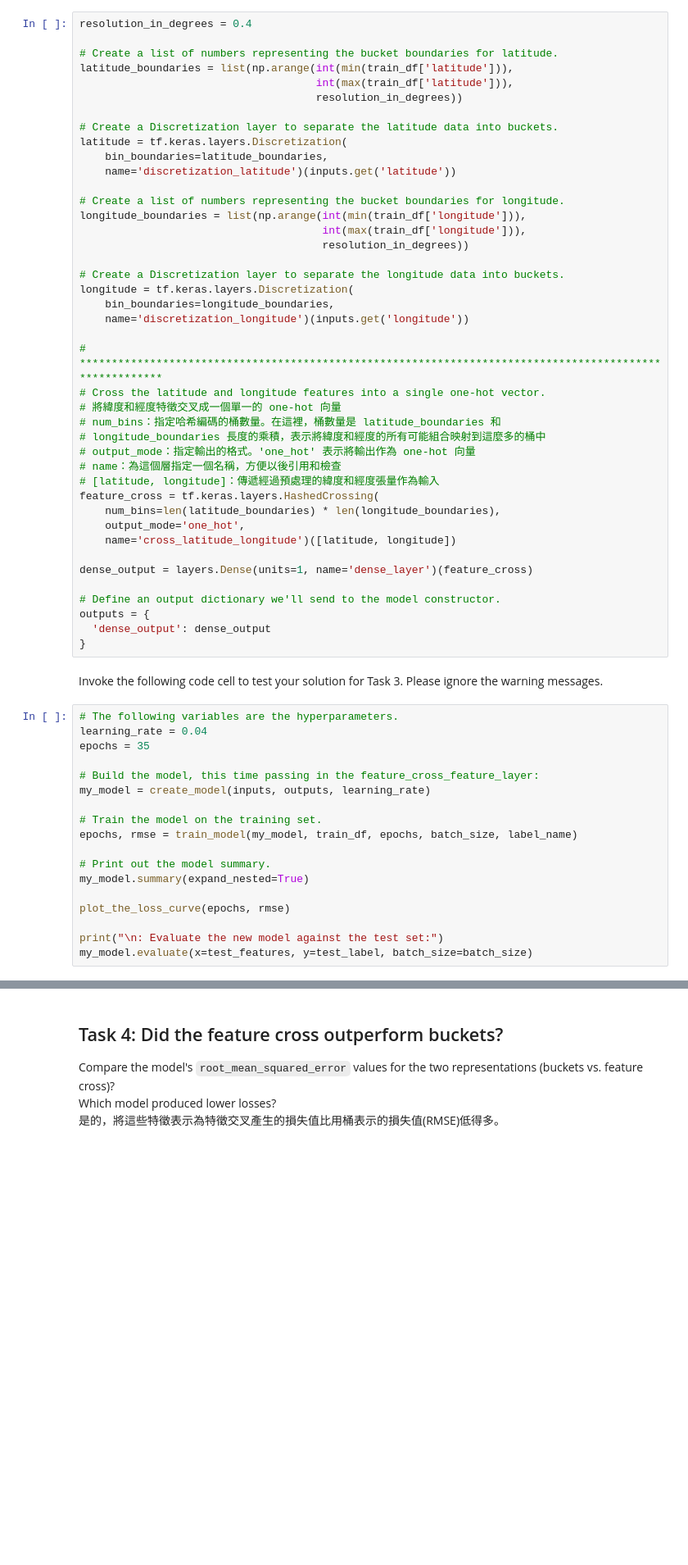
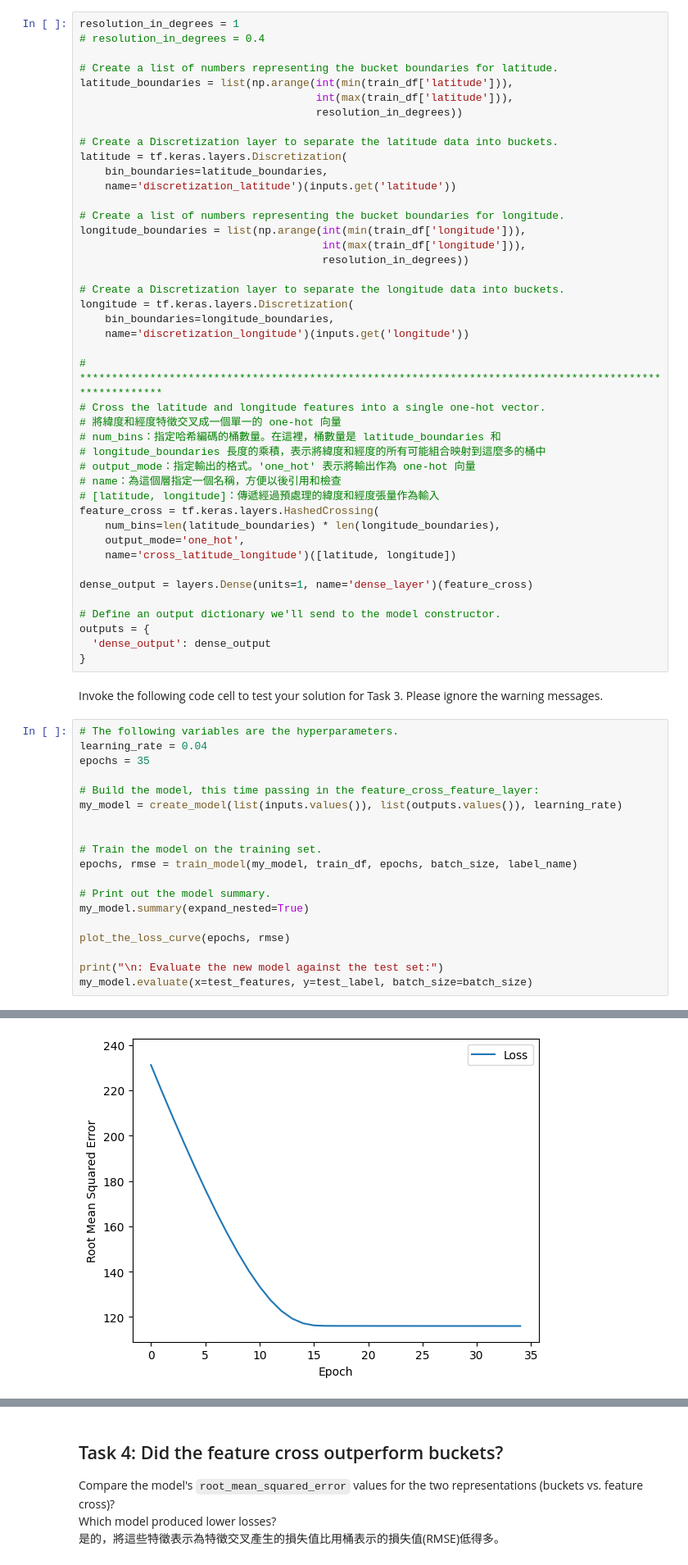
Before and after one commit to Dandelionlibra/juptyer_note, a Jupyter notebook: google ml crash course/Representation_with_a_Feature_Cross.ipynb, the cells around one changed output, grey strips where cells are left out. Shown: that part at 82% size. Saved outputs shown, nothing was run; the diff lists cells and outputs as text; blank space fills up the shorter version.

```diff
--- a/google ml crash course/Representation_with_a_Feature_Cross.ipynb
+++ b/google ml crash course/Representation_with_a_Feature_Cross.ipynb
@@ -344,7 +453,8 @@ Buckets are a big improvement over floating-point values. Can you identify an ev
 
 The following code cell represents location as a feature cross. That is, the following code cell first creates buckets and then crosses the latitude and longitude features using a `HashedCrossing` layer.
 # %%
-resolution_in_degrees = 0.4
+resolution_in_degrees = 1
+# resolution_in_degrees = 0.4
 
 # Create a list of numbers representing the bucket boundaries for latitude.
 latitude_boundaries = list(np.arange(int(min(train_df['latitude'])),
@@ -393,7 +503,8 @@ learning_rate = 0.04
 epochs = 35
 
 # Build the model, this time passing in the feature_cross_feature_layer:
-my_model = create_model(inputs, outputs, learning_rate)
+my_model = create_model(list(inputs.values()), list(outputs.values()), learning_rate)
+
 
 # Train the model on the training set.
 epochs, rmse = train_model(my_model, train_df, epochs, batch_size, label_name)
@@ -405,3 +516,4 @@ plot_the_loss_curve(epochs, rmse)
 
 print("\n: Evaluate the new model against the test set:")
 my_model.evaluate(x=test_features, y=test_label, batch_size=batch_size)
+# %% [output]
@@ -407,0 +562 @@ my_model.evaluate(x=test_features, y=test_label, batch_size=batch_size)
+[figure, added]
```
Also changed, not shown: parts of 11 cells of this notebook.
